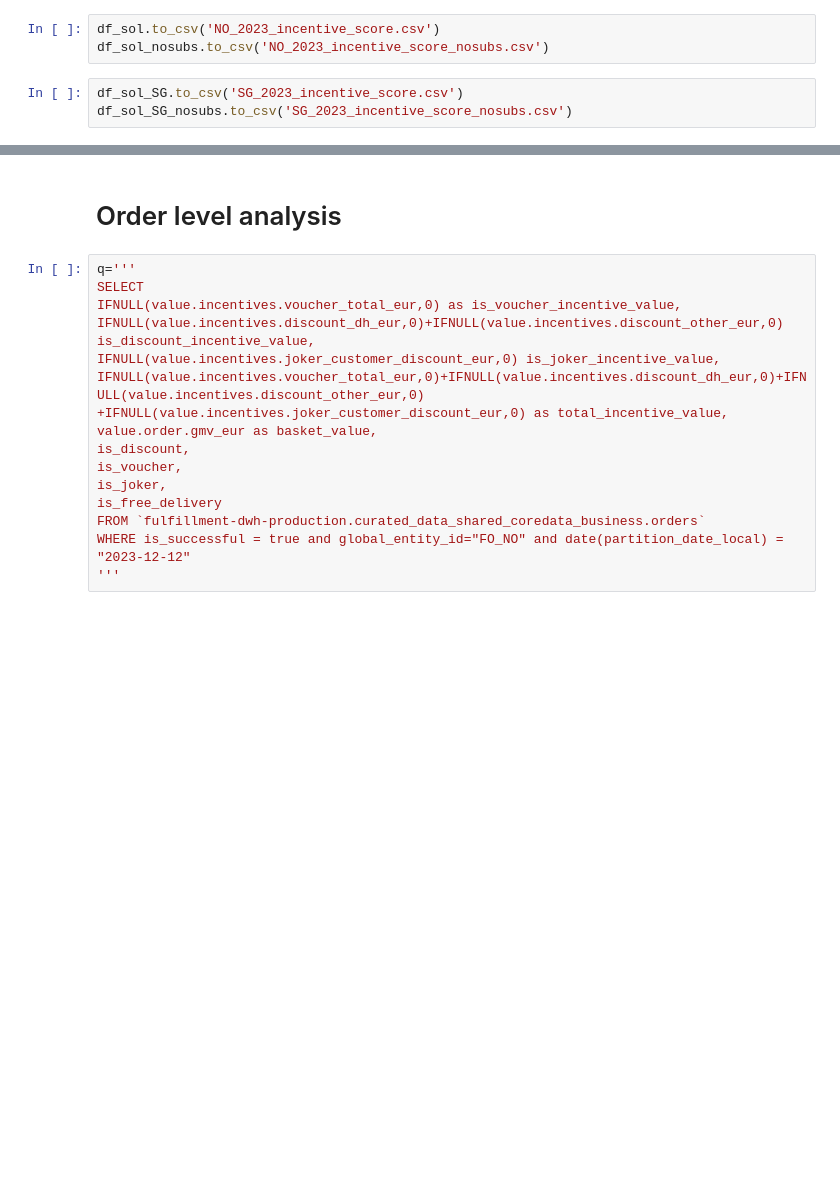
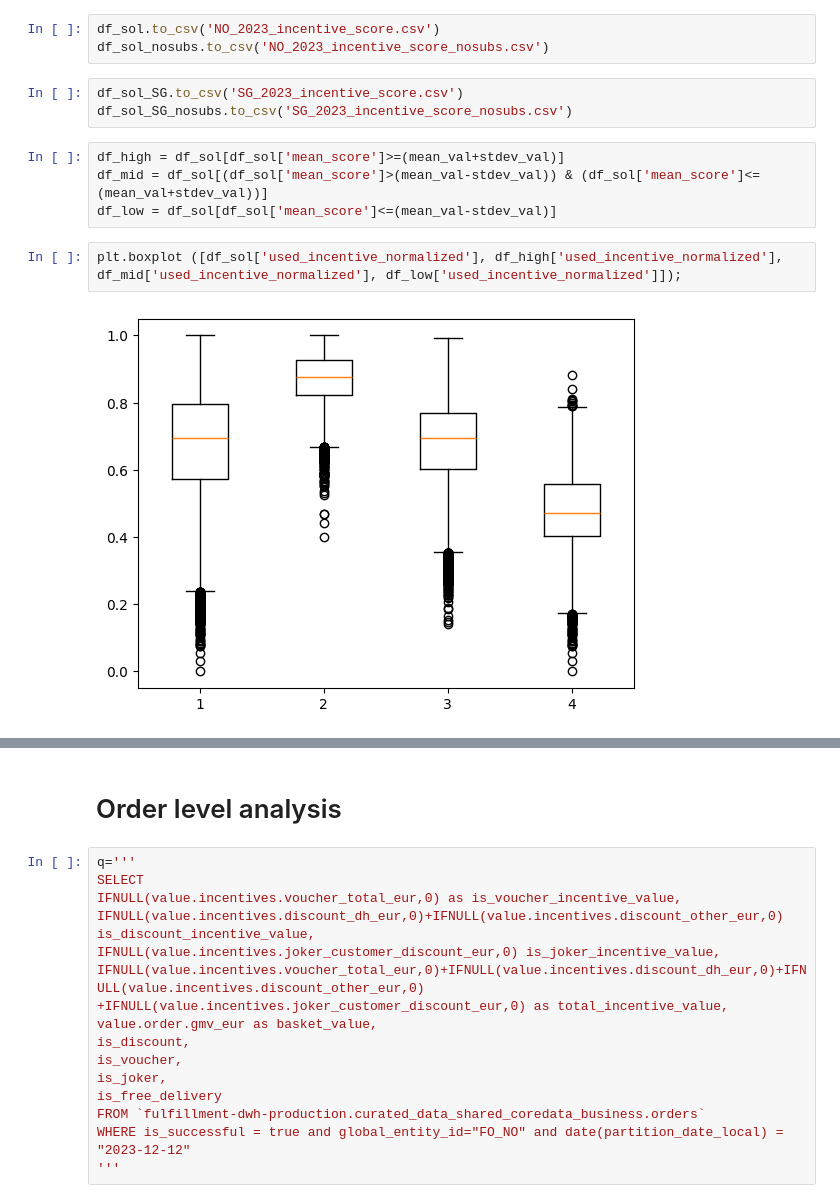
Before and after one commit to AChiaraCapuano/incentives_analysis, a Jupyter notebook: analysis_nb.ipynb, the cells around one changed output, grey strips where cells are left out. Cells and saved outputs as stored; diff of their text form; blank space fills up the shorter version.

Commit message:
high-med-low score customers

```diff
--- a/analysis_nb.ipynb
+++ b/analysis_nb.ipynb
@@ -329,3 +329,11 @@ df_sol_nosubs.to_csv('NO_2023_incentive_score_nosubs.csv')
 # %%
 df_sol_SG.to_csv('SG_2023_incentive_score.csv')
 df_sol_SG_nosubs.to_csv('SG_2023_incentive_score_nosubs.csv')
+# %%
+df_high = df_sol[df_sol['mean_score']>=(mean_val+stdev_val)]
+df_mid = df_sol[(df_sol['mean_score']>(mean_val-stdev_val)) & (df_sol['mean_score']<=(mean_val+stdev_val))]
+df_low = df_sol[df_sol['mean_score']<=(mean_val-stdev_val)]
+# %%
+plt.boxplot ([df_sol['used_incentive_normalized'], df_high['used_incentive_normalized'], df_mid['used_incentive_normalized'], df_low['used_incentive_normalized']]);
+# %% [output]
+[figure, added]
```
Also changed, not shown: parts of 4 cells of this notebook.
